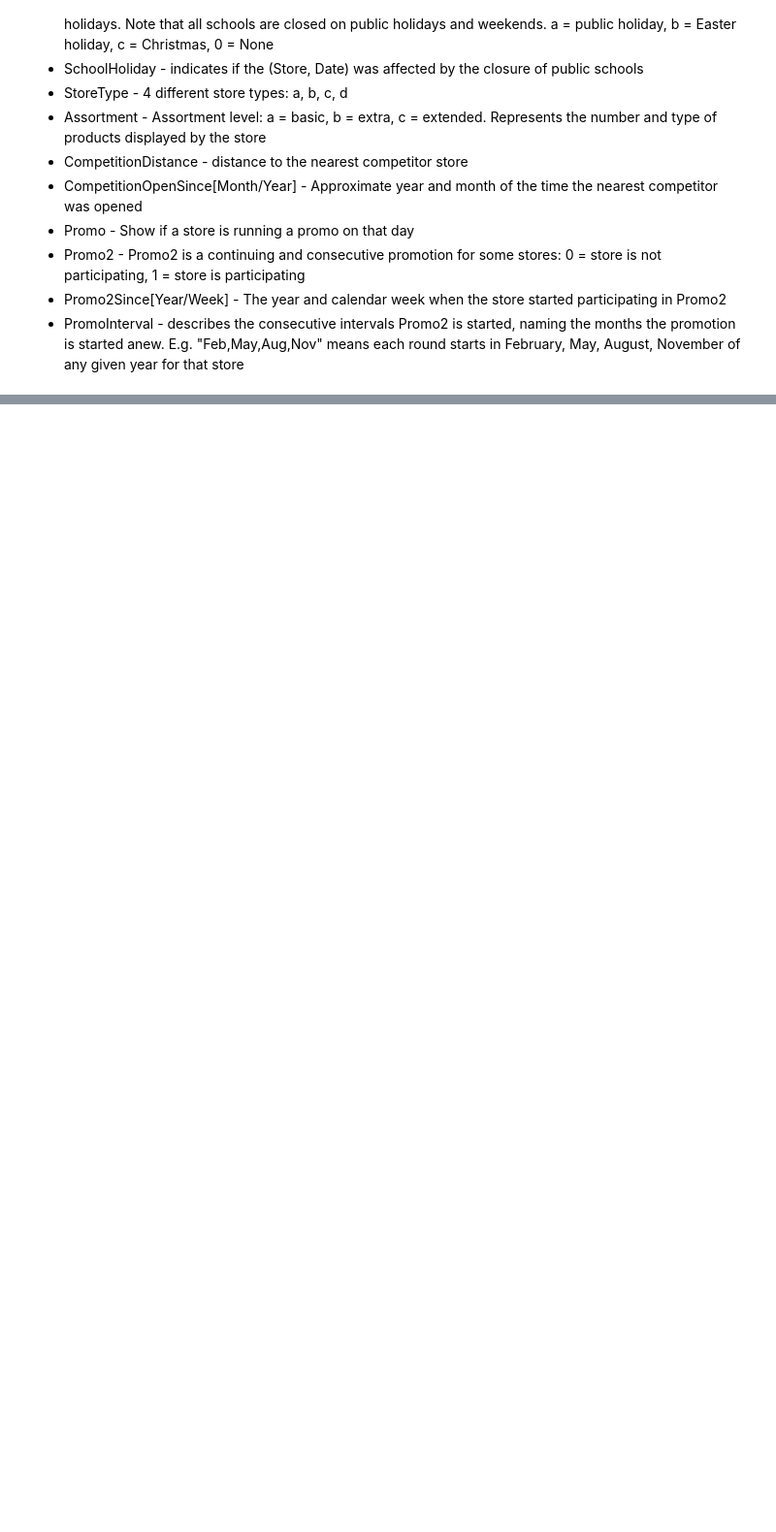
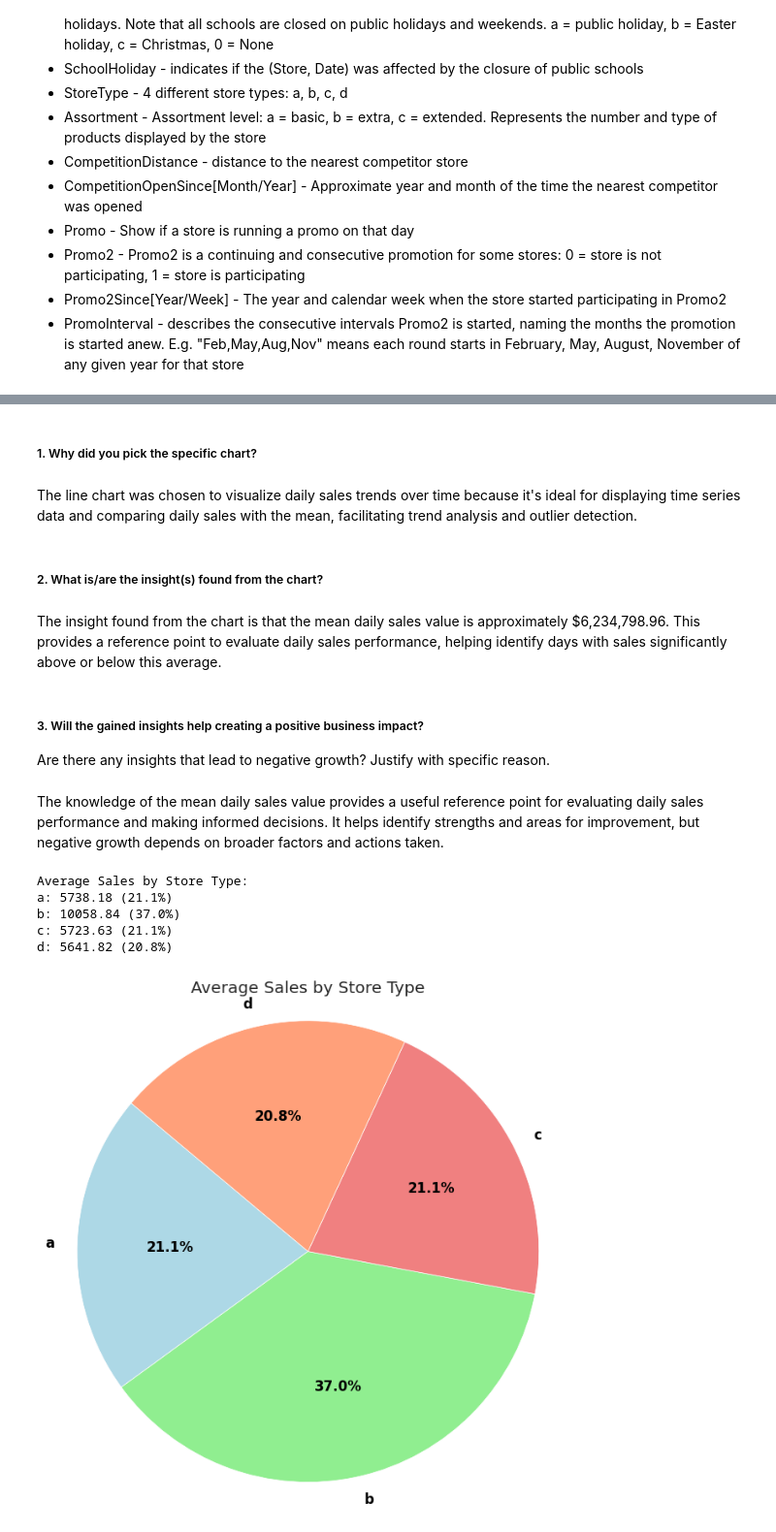
Before and after one commit to anirudhawagh/Sales-Prediction-Retail-Chain-Rossmann-through-Regression-based-Machine-Learning-Initiative, a Jupyter notebook: Retail_Sales_Prediction_By_Aniruddha.ipynb, the cells around one changed output, grey strips where cells are left out. Shown at 97% size. Drawn from its saved outputs; the diff is of its cells as text; code cells hidden in the pictures; blank space fills up the shorter version.

```diff
--- a/Retail_Sales_Prediction_By_Aniruddha.ipynb
+++ b/Retail_Sales_Prediction_By_Aniruddha.ipynb
@@ -335,0 +531,47 @@ store_df.describe(include="all")
+# %% [markdown]
+##### 1. Why did you pick the specific chart?
+# %% [markdown]
+The line chart was chosen to visualize daily sales trends over time because it's ideal for displaying time series data and comparing daily sales with the mean, facilitating trend analysis and outlier detection.
+# %% [markdown]
+##### 2. What is/are the insight(s) found from the chart?
+# %% [markdown]
+The insight found from the chart is that the mean daily sales value is approximately $6,234,798.96. This provides a reference point to evaluate daily sales performance, helping identify days with sales significantly above or below this average.
+# %% [markdown]
+##### 3. Will the gained insights help creating a positive business impact?
+Are there any insights that lead to negative growth? Justify with specific reason.
+# %% [markdown]
+The knowledge of the mean daily sales value provides a useful reference point for evaluating daily sales performance and making informed decisions. It helps identify strengths and areas for improvement, but negative growth depends on broader factors and actions taken.
+# %%
+import matplotlib.pyplot as plt
+
+# Calculate the average sales by store type
+average_sales_by_store_type = df.groupby("StoreType")["Sales"].mean()
+
+# Create a pie chart
+plt.figure(figsize=(8, 8))
+wedges, texts, autotexts = plt.pie(average_sales_by_store_type, labels=average_sales_by_store_type.index, autopct='%1.1f%%', startangle=140, colors=['lightblue', 'lightgreen', 'lightcoral', 'lightsalmon'], textprops={'color': 'black'})
+plt.title("Average Sales by Store Type")
+
+# Show the pie chart
+plt.axis('equal')  # Equal aspect ratio ensures that pie is drawn as a circle.
+
+# Display the percentage values and numeric values
+for text, autotext in zip(texts, autotexts):
+    text.set(size=12, weight='bold')
+    autotext.set(size=12, weight='bold')
+
+
+# Print the average sales by store type
+print("Average Sales by Store Type:")
+for store_type, average_sales in average_sales_by_store_type.items():
+    print(f"{store_type}: {average_sales:.2f} ({autotexts[average_sales_by_store_type.index.get_loc(store_type)].get_text()})")
+
+# Display the pie chart
+plt.show()
+# %% [output]
+Average Sales by Store Type:
+a: 5738.18 (21.1%)
+b: 10058.84 (37.0%)
+c: 5723.63 (21.1%)
+d: 5641.82 (20.8%)
+[figure, added]
```
Also changed, not shown: parts of 62 cells of this notebook.
